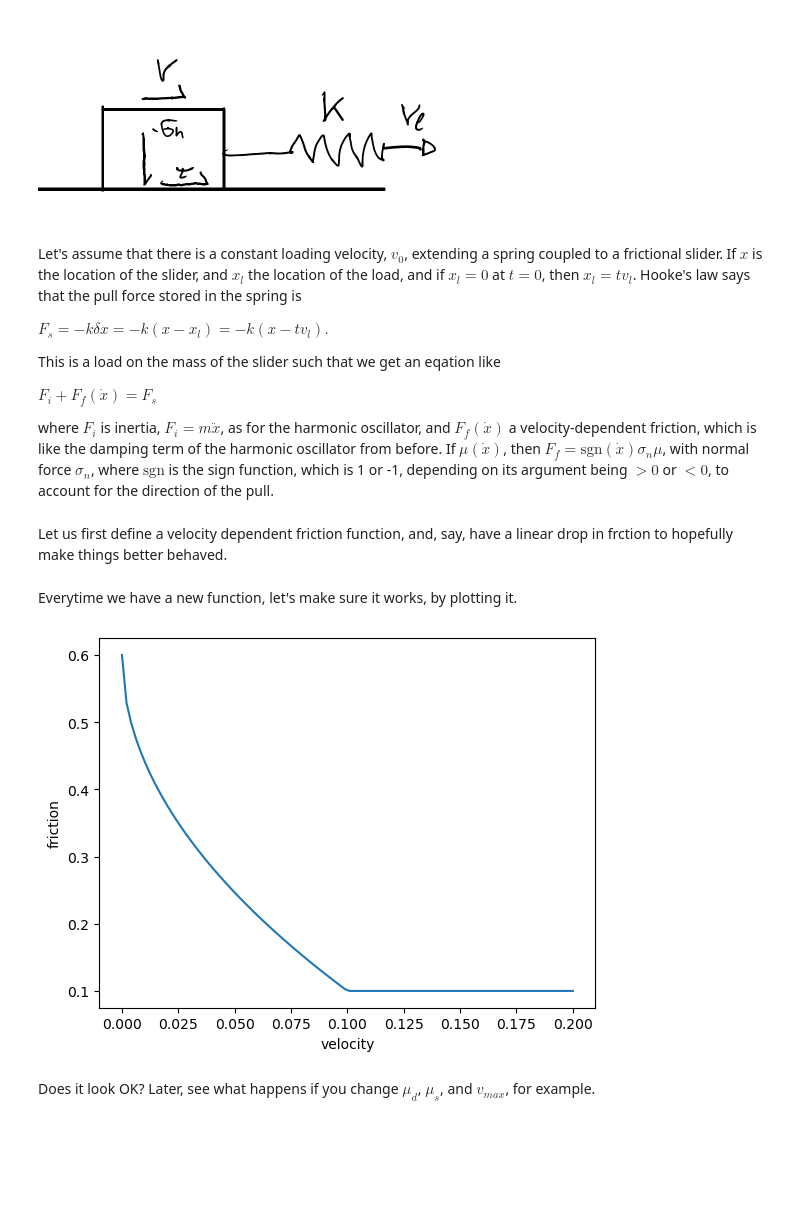
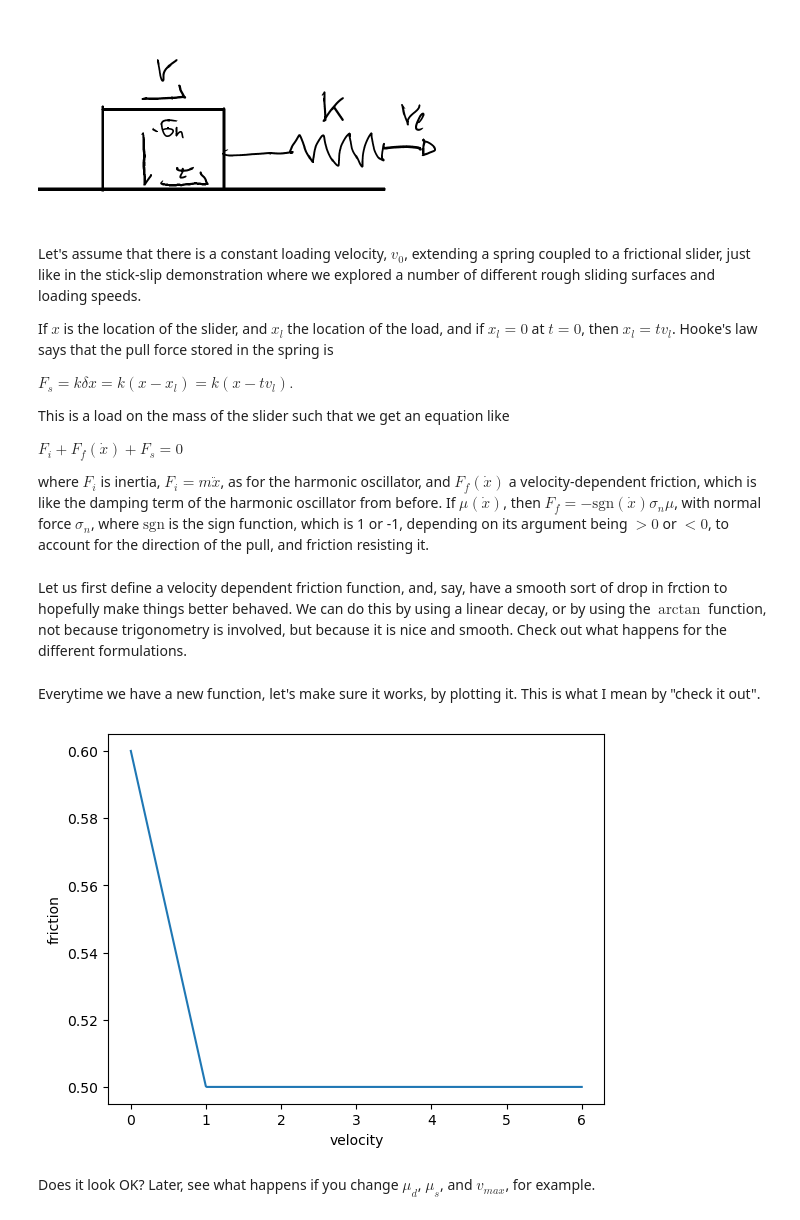
Before and after one commit to dunyuliu/Earth_From_Lab_To_Planet_Tutorials, a Jupyter notebook: Module2.1_RateStateFriction_teaching.ipynb, the cells around one changed output. Drawn from its saved outputs; the diff is of its cells as text; code cells hidden in the pictures; blank space fills up the shorter version.

```diff
--- a/Module2.1_RateStateFriction_teaching.ipynb
+++ b/Module2.1_RateStateFriction_teaching.ipynb
@@ -10,51 +11,45 @@ You have explored Amonton's friction law which says that the shear stress needed
 # %% [markdown]
 ![image.png](attachment:image.png)
 # %% [markdown]
-Let's assume that there is a constant loading velocity, $v_0$, extending a spring coupled to a frictional slider. If $x$ is the location of the slider, and $x_l$ the location of the load, and if $x_l=0$ at $t=0$, then $x_l = t v_l$. Hooke's law says that the pull force stored in the spring is
+Let's assume that there is a constant loading velocity, $v_0$, extending a spring coupled to a frictional slider, just like in the stick-slip demonstration where we explored a number of different rough sliding surfaces and loading speeds.
 
-$F_s=-k \delta x = -k (x-x_l) = -k (x-t v_l).$
+If $x$ is the location of the slider, and $x_l$ the location of the load, and if $x_l=0$ at $t=0$, then $x_l = t v_l$. Hooke's law says that the pull force stored in the spring is
 
-This is a load on the mass of the slider such that we get an eqation like
+$F_s= k \delta x = k (x-x_l) = k (x-t v_l).$
 
-$F_i + F_f(\dot{x}) = F_s$
+This is a load on the mass of the slider such that we get an equation like
 
-where $F_i$ is inertia, $F_i = m \ddot{x}$, as for the harmonic oscillator, and $F_f(\dot{x})$ a velocity-dependent friction, which is like the damping term of the harmonic oscillator from before. If $\mu(\dot{x})$, then $F_f =  \mathrm{sgn}(\dot{x}) \sigma_n  \mu$, with normal force $\sigma_n$, where $\mathrm{sgn}$ is the sign function, which is 1 or -1, depending on its argument being $>0$ or $<0$, to account for the direction of the pull.
+$F_i + F_f(\dot{x})+ F_s =0$
+
+where $F_i$ is inertia, $F_i = m \ddot{x}$, as for the harmonic oscillator, and $F_f(\dot{x})$ a velocity-dependent friction, which is like the damping term of the harmonic oscillator from before. If $\mu(\dot{x})$, then $F_f =  -\mathrm{sgn}(\dot{x}) \sigma_n  \mu$, with normal force $\sigma_n$, where $\mathrm{sgn}$ is the sign function, which is 1 or -1, depending on its argument being $>0$ or $<0$, to account for the direction of the pull, and friction resisting it.
 # %% [markdown]
-Let us first define a velocity dependent friction function, and, say, have a linear drop in frction to hopefully make things better behaved.
+Let us first define a velocity dependent friction function, and, say, have a smooth sort of drop in frction to hopefully make things better behaved. We can do this by using a linear decay, or by using
+the $\arctan$ function, not because trigonometry is involved, but because it is nice and smooth. Check out what happens for the different formulations.
 # %%
-@dataclass
-class parameters:
-    m    :float = 1 # mass
-    k    :float = .1 # spring stiffness
-    mu_s :float = 0.6
-    mu_d :float = 0.1
-    sn   :float = 1
-    v0   :float = 1
-    vmax :float = .1
+import numpy    as     np
+import matplotlib.pyplot as plt
+from   scipy import integrate
+from dataclasses import dataclass,astuple,asdict # for C-like structure
 
+# compute a velocity dependent friction, dropping from mu_s to mu_d over some distance vmax from zero
 def friction(vel,mu_d,mu_s,vmax):
-    vela = np.abs(vel)
-    indpl = np.where(vela>vmax)
-    indps = np.where((vela>0) & (vela <=vmax))
-
-    fric = np.ones(vela.size) * mu_s
-    for i in indpl:
-        fric[i] = fric[i] - (mu_s-mu_d)
-    for i in indps:
-        fac = vela[i]/vmax
-        fric[i] = fric[i] - fac**0.5  * (mu_s - mu_d)
+    vela = np.abs(vel);
+    fric = np.ones(np.size(vel))* mu_d;
+    ind1 = np.where(vela < vmax)
+    fric[ind1] = mu_d + (mu_s-mu_d)*(1-vela[ind1]/vmax)
+    #fric = mu_d + (mu_s-mu_d)*(np.arctan((.5-vela)/.05)/vmax +.5)
     return fric
 # %% [markdown]
-Everytime we have a new function, let's make sure it works, by plotting it.
+Everytime we have a new function, let's make sure it works, by plotting it. This is what I mean by "check it out".
 # %%
-par        = parameters()
-
-vel = np.linspace(0,par.vmax*2,100)
-fric = friction(vel,par.mu_d,par.mu_s,par.vmax)
+vmax = 1
+mu_s=0.6;mu_d=0.5
+vel = np.linspace(0,vmax*6,500)
+fric = friction(vel,mu_d,mu_s,vmax)
 plt.plot(vel,fric);plt.xlabel('velocity');plt.ylabel('friction')
 plt.show()
 # %% [output]
-[figure, old version]
+[figure, new version]
 # %% [markdown]
 Does it look OK? Later, see what happens if you change $\mu_d$, $\mu_s$, and $v_{max}$, for example.
 # %% [markdown]
```
Also changed, not shown: parts of 24 cells of this notebook, 3 other files.
